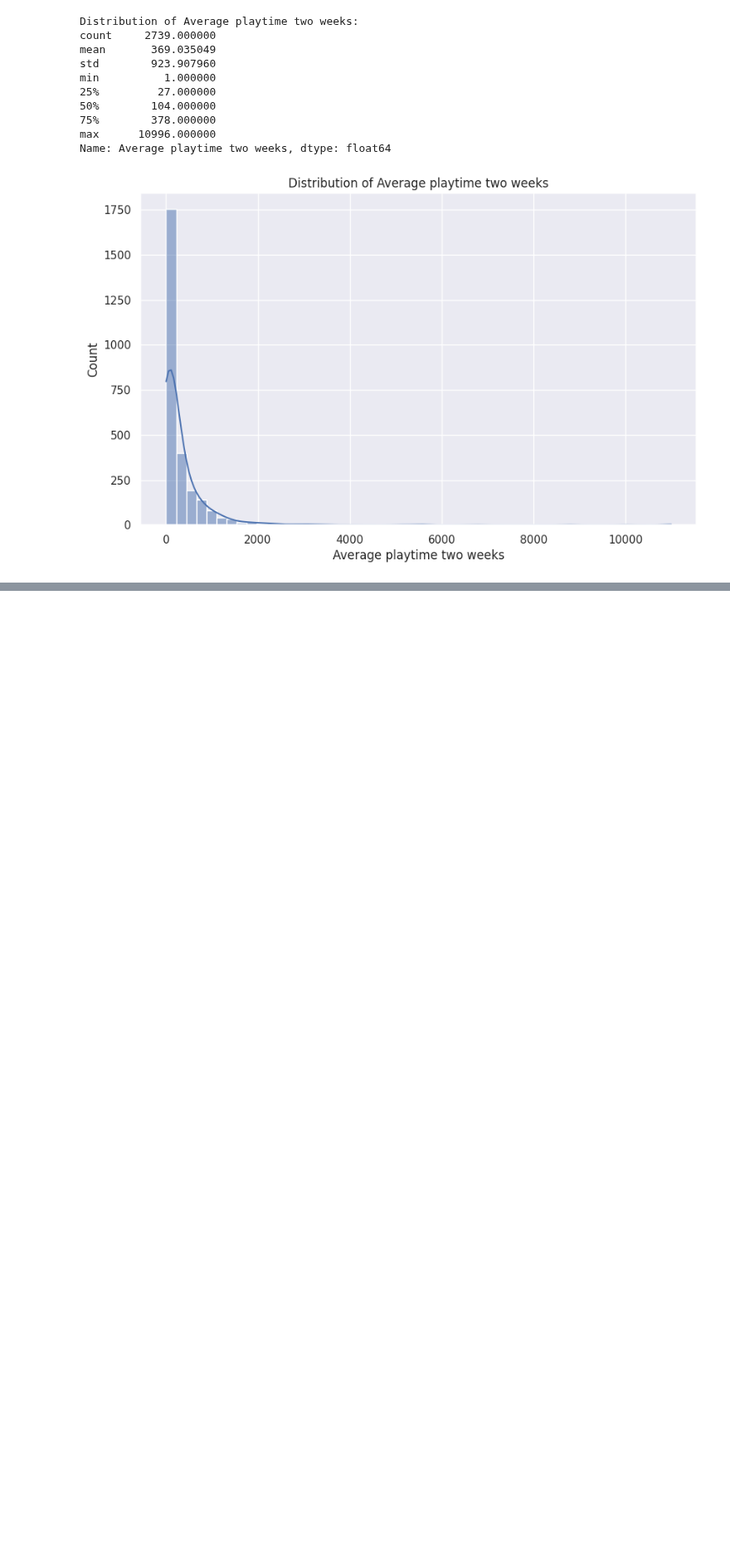
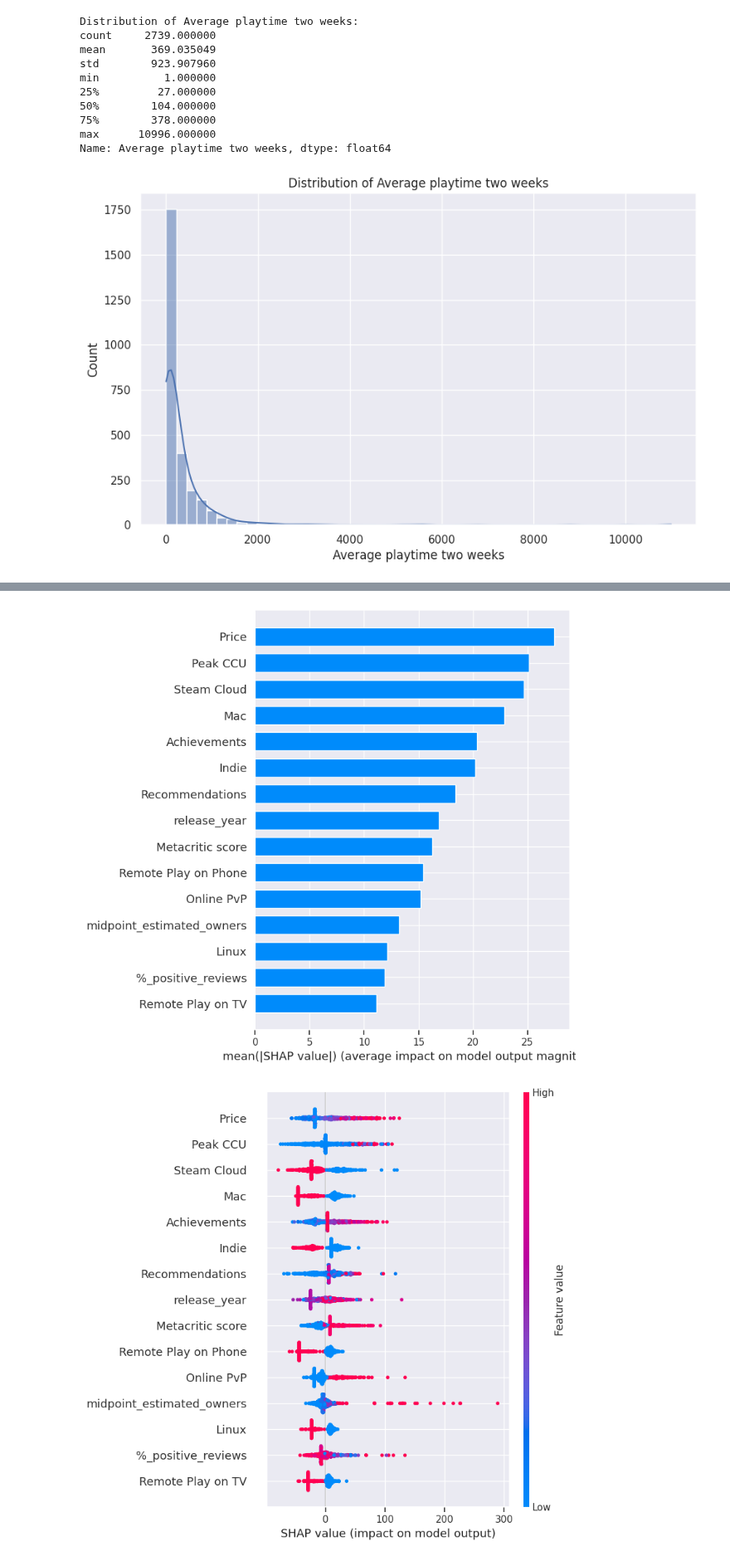
Before and after one commit to zakirangwala/esrb-wizard, a Jupyter notebook: notebooks/regression.ipynb, the cells around one changed output, grey strips where cells are left out. Shown at 83% size. Cells and saved outputs as stored; diff of their text form; code cells hidden in the pictures; blank space fills up the shorter version.

```diff
--- a/notebooks/regression.ipynb
+++ b/notebooks/regression.ipynb
@@ -61,0 +449,14 @@ Apply XGBoost and identify important columns
+# %%
+import shap
+
+explainer = shap.TreeExplainer(regr_xgb)
+shap_values = explainer(X_test)
+# %%
+shap.summary_plot(
+    shap_values,
+    X_test,
+    max_display=15
+)
+# %% [output]
+[figure, added]
+[figure, added]
```
Also changed, not shown: parts of 28 cells of this notebook.
